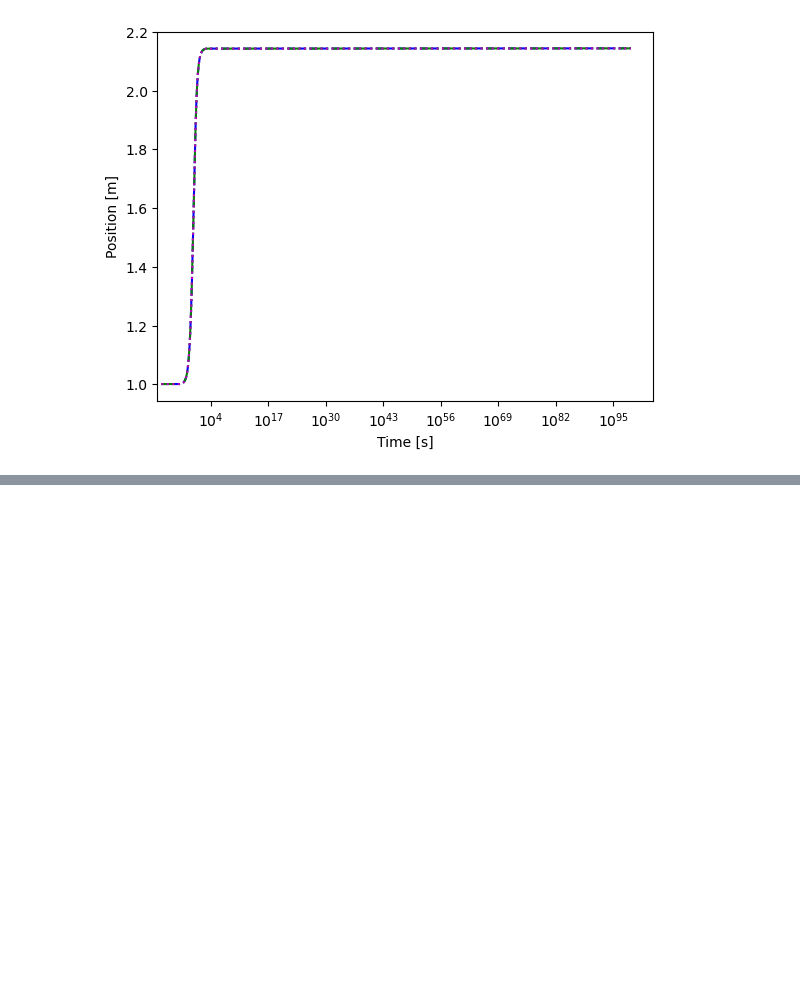
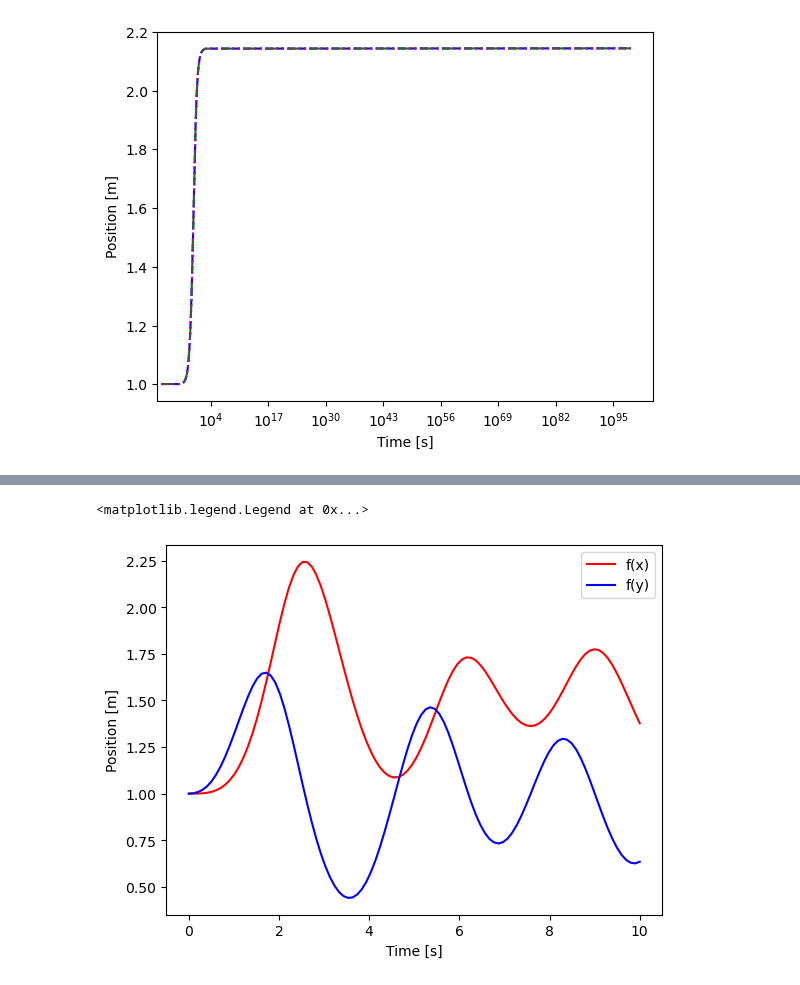
Before and after one commit to CWCopeland/ComputationalPhysics, a Jupyter notebook: LectureNotes/13_differentialEquations.ipynb, the cells around one changed output, grey strips where cells are left out. Drawn from its saved outputs; the diff is of its cells as text; code cells hidden in the pictures; blank space fills up the shorter version.

```diff
--- a/LectureNotes/13_differentialEquations.ipynb
+++ b/LectureNotes/13_differentialEquations.ipynb
@@ -171,9 +172,9 @@ Equation 5 is accurate to fourth-order in $h$.
 
 Let's compare the results of this method with the previous methods.
 # %%
-def rk4Method(f, x0, tf, N):
+def rk4Method(f, x0, t0, tf, N):
 
-    tValues = np.linspace(0, tf, N)
+    tValues = np.linspace(t0, tf, N)
     h = (tValues[-1] - tValues[0])/N
 
     xValues = [x0]
@@ -181,7 +182,7 @@ def rk4Method(f, x0, tf, N):
     x = x0
     for t in tValues[1:]:   #we already know x(t[0]) = x0
         ##########################################################
-        #This is where the method differes from Euler's method
+        #This is where the method differs from Euler's method
         k1 = h*f(x,t)
         k2 = h*f(x+k1/2,t+(h/2))
         k3 = h*f(x+k2/2,t+(h/2))
@@ -195,9 +196,9 @@ def rk4Method(f, x0, tf, N):
     return tValues, xValues
 ####################################################################
 
-tValues, euler = eulerMethod(f, x0, tf, N)
-tValues, rk2 = rk2Method(f, x0, tf, N)
-tValues, rk4 = rk4Method(f, x0, tf, N)
+tValues, euler = eulerMethod(f, x0, t0, tf, N)
+tValues, rk2 = rk2Method(f, x0, t0, tf, N)
+tValues, rk4 = rk4Method(f, x0, t0, tf, N)
 
 plt.figure()
 
@@ -314,6 +314,7 @@ Let's use this method to solve the differential equation $\frac{\d x}{\d t} = \f
 \end{align}
 and we must solve the differential equation $\frac{\d x}{\d u} = g(x,u)$ for $u$ from zero to one, with $x(u_0)=1$ m.
 # %%
+ui = 0
 uf = 1
 N = 1000
 x0 = 1
@@ -321,9 +322,9 @@ x0 = 1
 def g(x,u):
     return 1/(((1-u)**2)*(x**2) + u**2)
 
-uValues, euler = eulerMethod(g, x0, uf, N)
-uValues, rk2 = rk2Method(g, x0, uf, N)
-uValues, rk4 = rk4Method(g, x0, uf, N)
+uValues, euler = eulerMethod(g, x0, ui, uf, N)
+uValues, rk2 = rk2Method(g, x0, ui, uf, N)
+uValues, rk4 = rk4Method(g, x0, ui, uf, N)
 
 #function to map values of u to values of t
 def u2t(u):
@@ -353,0 +376,57 @@ plt.xscale('log')
+# %%
+x0 = y0 = 1 #m
+t0 = 0  #s
+tf = 10 #s
+N = 100 #number of steps to perform
+
+def fx(x,y,t):
+    return x*y - x
+
+def fy(x,y,t):
+    return y - x*y + math.sin(t)**2
+
+####################################################################
+def rk2Method2(fx, fy, x0, y0, t0, tf, N):
+
+    tValues = np.linspace(t0, tf, N)
+    h = (tValues[-1] - tValues[0])/N
+
+    xValues = [x0]
+    yValues = [y0]
+
+    x = x0
+    y = y0
+    for t in tValues[1:]:   #we already know x(t[0]) = x0, and y(t[0]) = y0
+        ##########################################################
+        k1x = h*fx(x, y, t)  #x-component of the ki are calculated from fx
+        k1y = h*fy(x, y, t)  #y-component of the ki are calculated from fy
+
+        #evaluate vec{f} at vec{r}+vec{k1}/2
+        k2x = h*fx(x+k1x/2, y+k1y/2, t+(h/2))
+        k2y = h*fy(x+k1x/2, y+k1y/2, t+(h/2))
+
+        x = x + k2x
+        y = y + k2y
+        ##########################################################
+
+        xValues.append(x)
+        yValues.append(y)
+
+    return tValues, xValues, yValues
+
+####################################################################
+
+tValues, xValues, yValues = rk2Method2(fx, fy, x0, y0, t0, tf, N)
+
+plt.figure()
+
+plt.plot(tValues, xValues, "r" , label="f(x)")
+plt.plot(tValues, yValues, "b" , label="f(y)")
+
+plt.xlabel("Time [s]")
+plt.ylabel("Position [m]")
+
+plt.legend(loc='best')
+# %% [output]
+<matplotlib.legend.Legend at 0x...>
+[figure, added]
```
Also changed, not shown: parts of 15 cells of this notebook.
